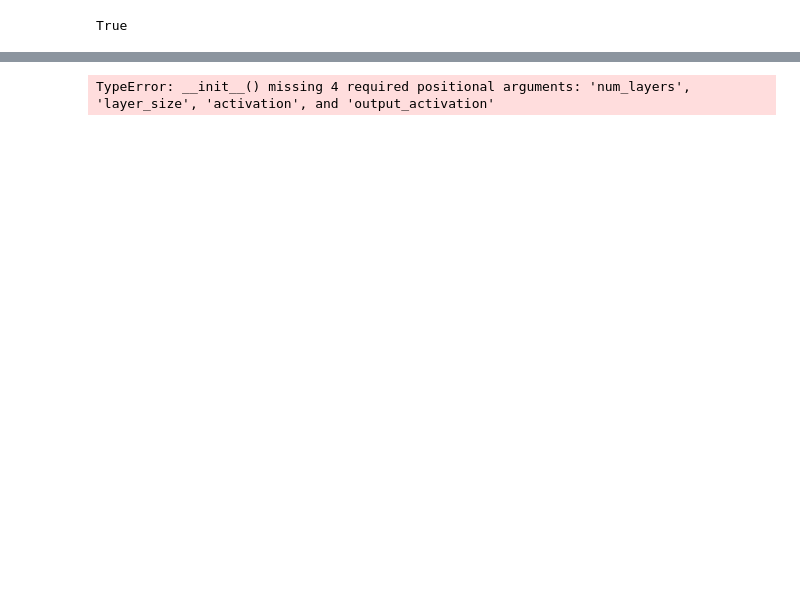
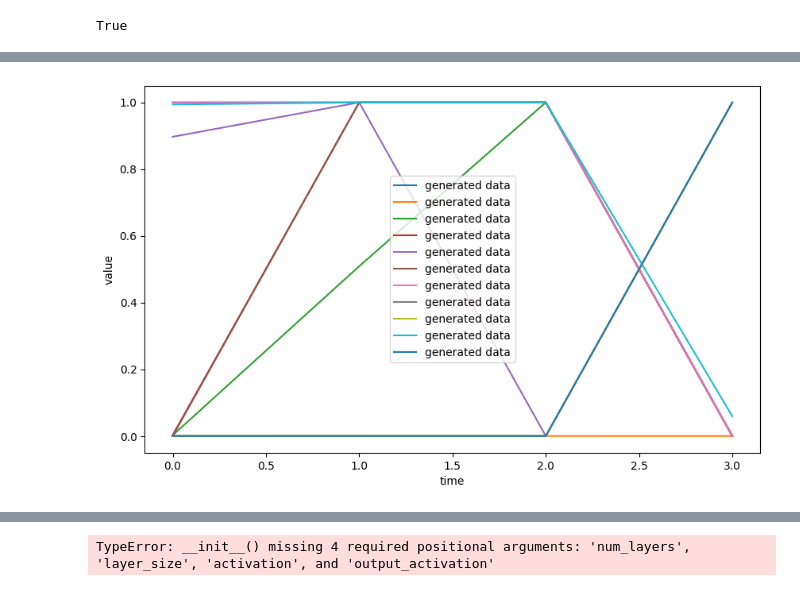
Before and after one commit to EtienneBrown1982/Price_Action_Reloaded, a Jupyter notebook: Predictions/prediction_EB.ipynb, the cells around one changed output, grey strips where cells are left out. Saved outputs shown, nothing was run; the diff lists cells and outputs as text; code cells hidden in the pictures; blank space fills up the shorter version.

```diff
--- a/Predictions/prediction_EB.ipynb
+++ b/Predictions/prediction_EB.ipynb
@@ -136,7 +116,7 @@ bars_df_scaled = scaler.fit_transform(bars_df)
 input_shape = bars_df_scaled.shape[1]
 latent_dim = 11
 num_samples = bars_df_scaled.shape[0]
-batch_size = 128
+batch_size = 32
 
 # Generate Random Walk noise
 
@@ -266,0 +319,11 @@ Epoch 3258, Discrimina
+# %%
+import matplotlib.pyplot as plt
+generated_data = build_generator.predict(random_walk_noise)
+
+plt.figure(figsize=(10,6))
+plt.plot(generated_data[:4], label="generated data")
+plt.xlabel("time")
+plt.ylabel("value")
+plt.legend()
+plt.show()
+# %% [output]
@@ -266,0 +331 @@ Epoch 3258, Discrimina
+[figure, added]
```
Also changed, not shown: parts of 19 cells of this notebook.
